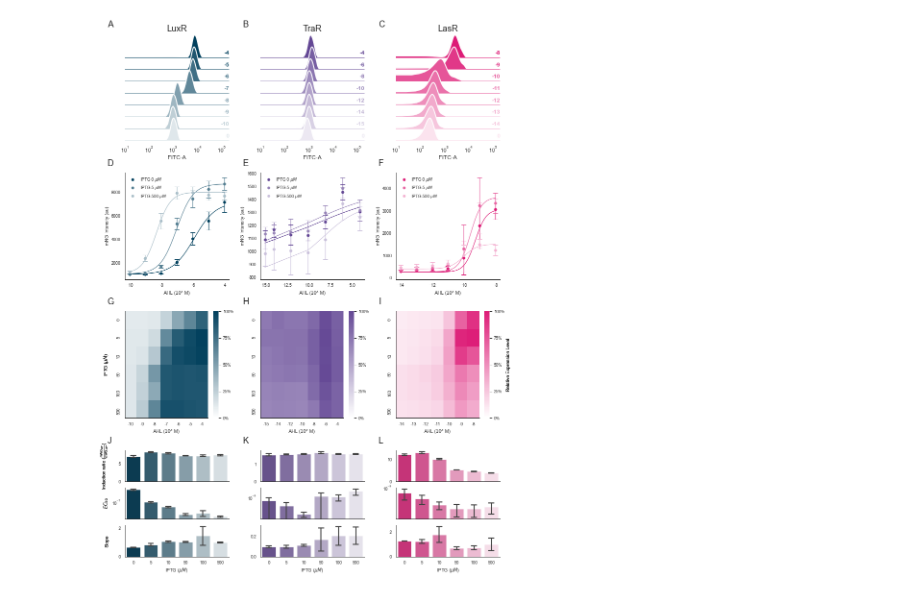
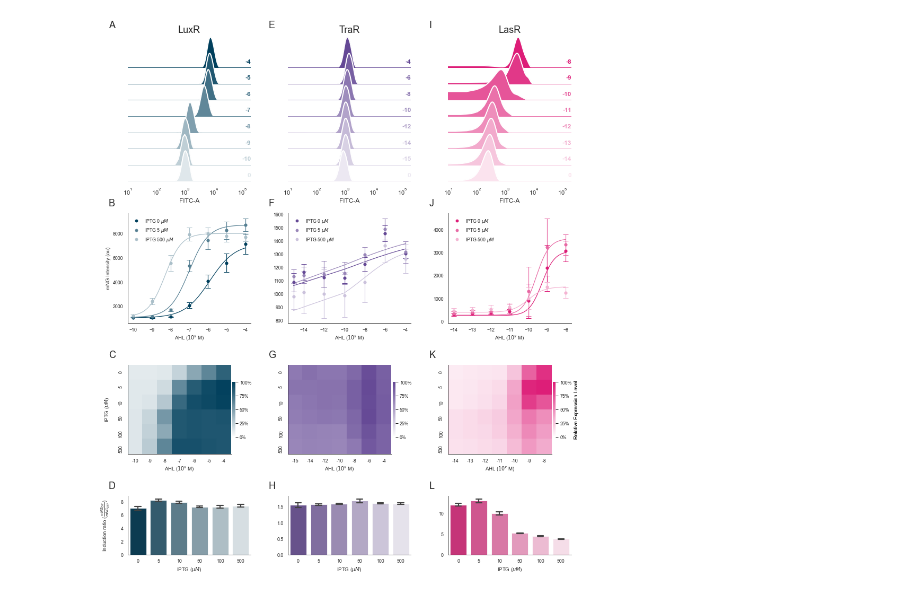
Before and after one commit to Jsakkos/cyano-sync, a Jupyter notebook: notebooks/Characterization.ipynb, the cells around one changed output. Drawn from its saved outputs; the diff is of its cells as text; code cells hidden in the pictures.

Commit message:
Updated figures 1-5

```diff
--- a/notebooks/Characterization.ipynb
+++ b/notebooks/Characterization.ipynb
@@ -125,7 +125,7 @@ def make_heatmap(median_fluorescence,Family,ax=None, **kwargs):
     norm['FITC-A']=norm['FITC-A']/norm.groupby(['AHL','IPTG']).mean().max()['FITC-A']*100
 
     piv = norm.pivot_table(index='IPTG', columns='logAHL', values='FITC-A')
-    g = sns.heatmap(piv, vmin=0,ax=ax,**kwargs)
+    g = sns.heatmap(piv, vmin=0,ax=ax,square=True,**kwargs)
     cbar = g.collections[0].colorbar
     cbar.set_ticks([0, 25, 50, 75,100])
     cbar.set_ticklabels(['0%', '25%', '50%', '75%', '100%'])
@@ -220,3 +220,5 @@ def plot_hill(median_fluorescence,IPTG_range,Family,fits,colormap,ax=None,  **kw
     ax.set_ylabel(r'mNG Intensity (au)')
     sns.despine()
     return
+# %%
+median_fluorescence = mfi[mfi.Family=='LuxR']
@@ -244,6 +260,21 @@ def plot_hill_params(mfi,Family,fits,grid,**kwargs):
     axes[2].set_xlabel(r'IPTG ($\mu M$)')
     sns.despine()
     return
+def plot_ratio(mfi,Family,ax=None,  **kwargs):
+    ax = ax or plt.gca()
+    median_fluorescence = mfi[mfi.Family==Family]
+    n = len(median_fluorescence.IPTG.unique())
+    colors = AHL_cols(Family,n)
+    sns.barplot(x='IPTG',y='R',data=median_fluorescence,palette=colors,ax=ax,capsize=.3)
+    ax.set_ylabel(r'Induction ratio ($\frac{mNG_{ON}}{mNG_{OFF}}$)')
+    #ax.set_yscale('log')
+    #axes[2].set_yscale('log')
+    #ax.set_xlabel('')
+    #ax.set_xticklabels([])
+
+    ax.set_xlabel(r'IPTG ($\mu M$)')
+    sns.despine()
+    return
 # %%
 def ridge_plot(Data,family,iptg,grid):
     sns.set(style="white", rc={"axes.facecolor": (0, 0, 0, 0)})
@@ -307,8 +338,11 @@ Lux_cmap_r = AHL_cmap('LuxR',100,r=True)
 Las_cmap_r = AHL_cmap('LasR',100,r=True)
 Tra_cmap_r = AHL_cmap('TraR',100,r=True)
 # %%
-fig = plt.figure(figsize=(14,20))
-gs0 = gridspec.GridSpec(4, 3, figure=fig,wspace=.3,hspace=.3)
+fig = plt.figure(figsize=(15,18))
+widths = [1,1,1]
+heights = [1, .75, .75,.4]
+gs0 = gridspec.GridSpec(4, 3, figure=fig,wspace=.3,hspace=.3,width_ratios=widths,
+                          height_ratios=heights)
 sns.set_context('paper')
 sns.set_style('white')
 spines = ["top","right","left","bottom"]
@@ -330,51 +364,57 @@ plot_hill(mfi,[0,5,500],'TraR',fits,Tra_cmap,ax=axes[1, 1])
 plot_hill(mfi,[0,5,500],'LasR',fits,Las_cmap,ax=axes[1, 2])
 
 # # Heatmaps
-make_heatmap(mfi,'LuxR',axes[2, 0],cmap=Lux_cmap_r)
-make_heatmap(mfi,'TraR',axes[2, 1],cmap= Tra_cmap_r)
-make_heatmap(mfi,'LasR',axes[2, 2],cmap=Las_cmap_r)
+make_heatmap(mfi,'LuxR',axes[2, 0],cmap=Lux_cmap_r,cbar_kws=dict(pad=0.01,shrink=.5))
+make_heatmap(mfi,'TraR',axes[2, 1],cmap= Tra_cmap_r,cbar_kws=dict(pad=0.01,shrink=.5))
+make_heatmap(mfi,'LasR',axes[2, 2],cmap=Las_cmap_r,cbar_kws=dict(pad=0.01,shrink=.5))
 # # Hill Params
-plot_hill_params(mfi,'LuxR',fits,colormap=Lux_cmap,grid=gs0[3, 0])
-plot_hill_params(mfi,'TraR',fits,colormap=Tra_cmap,grid=gs0[3, 1])
-plot_hill_params(mfi,'LasR',fits,colormap=Las_cmap,grid=gs0[3, 2])
+plot_ratio(mfi,'LuxR',colormap=Lux_cmap,ax=axes[3, 0])
+plot_ratio(mfi,'TraR',colormap=Tra_cmap,ax=axes[3, 1])
+plot_ratio(mfi,'LasR',colormap=Las_cmap,ax=axes[3, 2])
 # ridge plots
 ridge_plot(Data,'LuxR',5,grid=gs0[0,0])
 ridge_plot(Data,'TraR',5,grid=gs0[0,1])
 ridge_plot(Data,'LasR',5,grid=gs0[0,2])
 
 
 
 
 for ax in axes[0]:
     ax.axis('off')
     ax.set_ylabel('')
     ax.set_xlabel('')
     ax.set_yticklabels([])
     ax.set_xticklabels([])
     for s in spines:
         ax.spines[s].set_visible(False)
-for ax in axes[3]:
-    ax.axis('off')
+#for ax in axes[3]:
+    #ax.axis('off')
 fig.align_ylabels()
 #fig.tight_layout()
 axes[0,0].set_title('LuxR',fontsize=18)
 axes[0,1].set_title('TraR',fontsize=18)
 axes[0,2].set_title('LasR',fontsize=18)
 
+#lux
 label_panel(axes[0,0],'A')
-label_panel(axes[0,1],'B')
-label_panel(axes[0,2],'C')
-label_panel(axes[1,0],'D')
-label_panel(axes[1,1],'E')
-label_panel(axes[1,2],'F')
-label_panel(axes[2,0],'G')
-label_panel(axes[2,1],'H')
-label_panel(axes[2,2],'I')
-label_panel(axes[3,0],'J')
-label_panel(axes[3,1],'K')
+label_panel(axes[1,0],'B')
+label_panel(axes[2,0],'C')
+label_panel(axes[3,0],'D')
+
+#tra
+label_panel(axes[0,1],'E')
+label_panel(axes[1,1],'F')
+label_panel(axes[2,1],'G')
+label_panel(axes[3,1],'H')
+#las
+label_panel(axes[0,2],'I')
+label_panel(axes[1,2],'J')
+label_panel(axes[2,2],'K')
 label_panel(axes[3,2],'L')
+for ax in axes[:,1:].ravel():
+    ax.set_ylabel('')
 
-
-fig.savefig('../Figures/SE Characterization.png',dpi=300,bbox_inches='tight')
+axes[0,0].set_ylabel('mNG Intensity (au)')
+fig.savefig('../Figures/SE Characterization.pdf',bbox_inches='tight')
 # %% [output]
-[figure, old version]
+[figure, new version]
```
Also changed, not shown: parts of 4 cells of this notebook, 15 other files.
